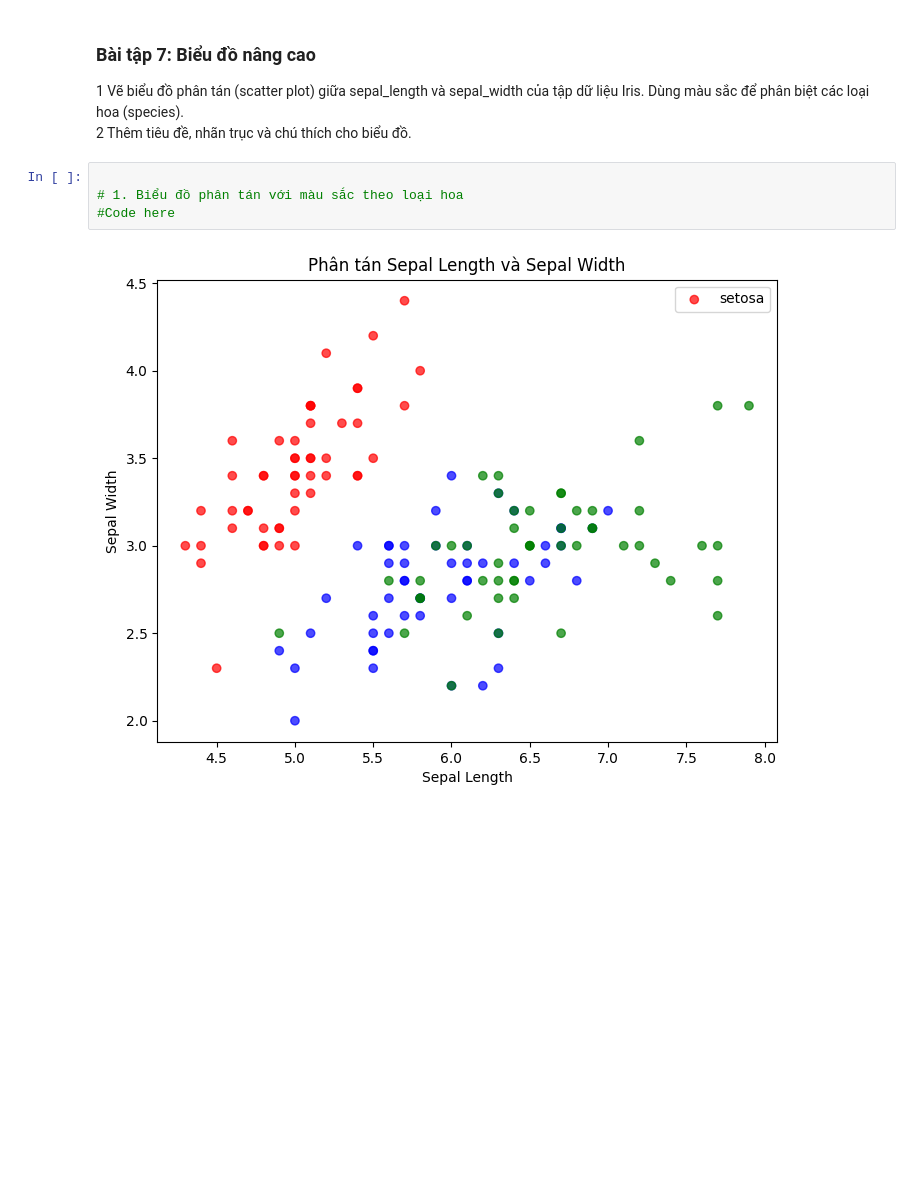
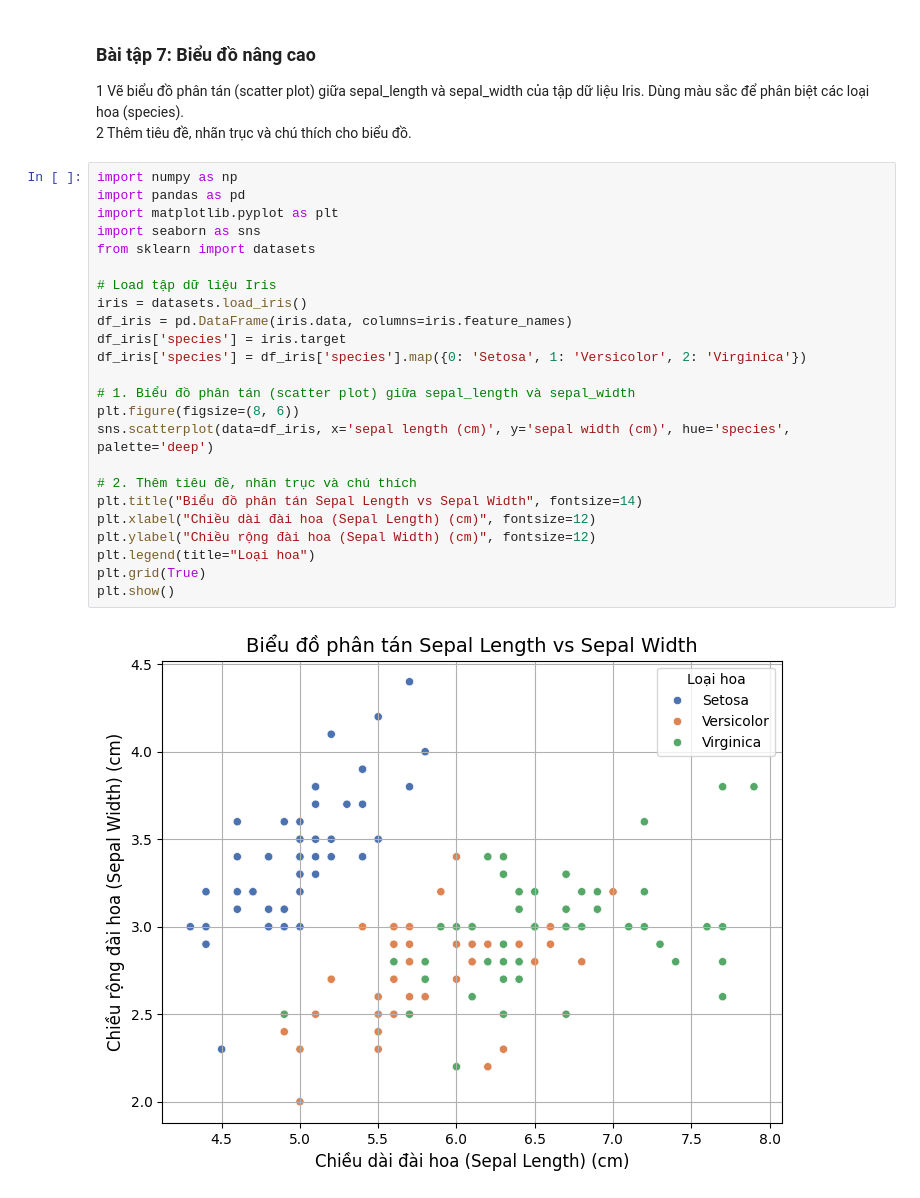
Before and after one commit to Thinh065/Thinh065-PhanTichDuLieunHocSau, a Jupyter notebook: Lab_NumPy_Pandas_Matplotlib_Homework.ipynb, the cells around one changed output. Drawn from its saved outputs; the diff is of its cells as text; blank space fills up the shorter version.

```diff
--- a/Lab_NumPy_Pandas_Matplotlib_Homework.ipynb
+++ b/Lab_NumPy_Pandas_Matplotlib_Homework.ipynb
@@ -304,8 +305,28 @@ plt.show()
 1 Vẽ biểu đồ phân tán (scatter plot) giữa sepal_length và sepal_width của tập dữ liệu Iris. Dùng màu sắc để phân biệt các loại hoa (species).\
 2 Thêm tiêu đề, nhãn trục và chú thích cho biểu đồ.
 # %%
+import numpy as np
+import pandas as pd
+import matplotlib.pyplot as plt
+import seaborn as sns
+from sklearn import datasets
 
-# 1. Biểu đồ phân tán với màu sắc theo loại hoa
-#Code here
+# Load tập dữ liệu Iris
+iris = datasets.load_iris()
+df_iris = pd.DataFrame(iris.data, columns=iris.feature_names)
+df_iris['species'] = iris.target
+df_iris['species'] = df_iris['species'].map({0: 'Setosa', 1: 'Versicolor', 2: 'Virginica'})
+
+# 1. Biểu đồ phân tán (scatter plot) giữa sepal_length và sepal_width
+plt.figure(figsize=(8, 6))
+sns.scatterplot(data=df_iris, x='sepal length (cm)', y='sepal width (cm)', hue='species', palette='deep')
+
+# 2. Thêm tiêu đề, nhãn trục và chú thích
+plt.title("Biểu đồ phân tán Sepal Length vs Sepal Width", fontsize=14)
+plt.xlabel("Chiều dài đài hoa (Sepal Length) (cm)", fontsize=12)
+plt.ylabel("Chiều rộng đài hoa (Sepal Width) (cm)", fontsize=12)
+plt.legend(title="Loại hoa")
+plt.grid(True)
+plt.show()
 # %% [output]
-[figure, old version]
+[figure, new version]
```
Also changed, not shown: parts of 1 cell of this notebook.
